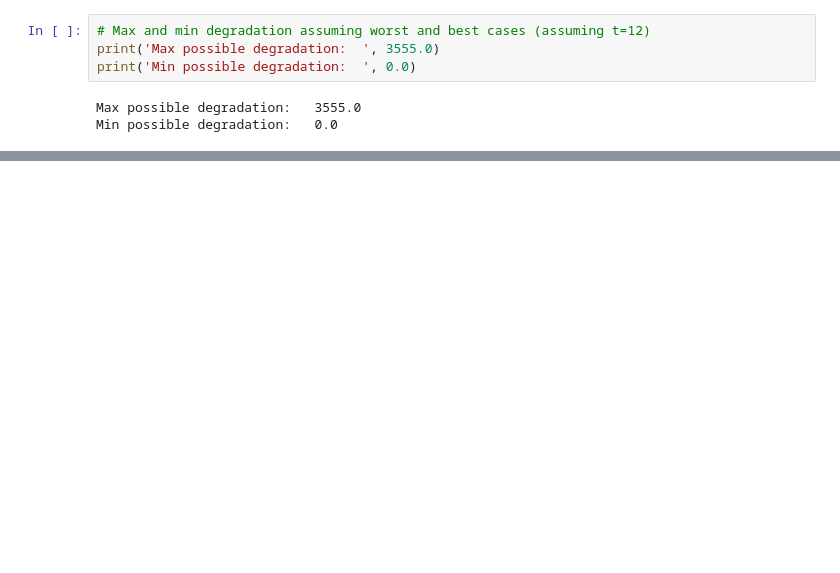
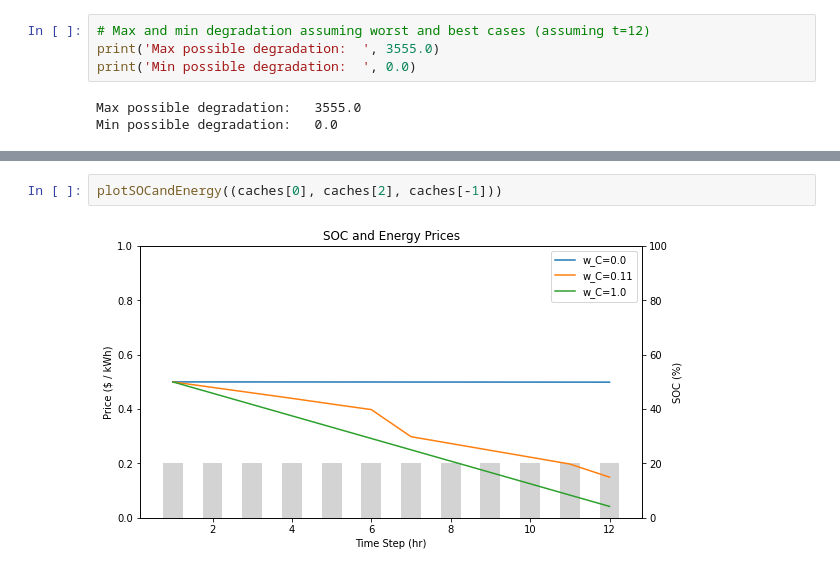
Before and after one commit to jacobazoulay/battery-optimization, a Jupyter notebook: notebooks/Model_Optimization.ipynb, the cells around one changed output, grey strips where cells are left out. Saved outputs shown, nothing was run; the diff lists cells and outputs as text; blank space fills up the shorter version.

```diff
--- a/notebooks/Model_Optimization.ipynb
+++ b/notebooks/Model_Optimization.ipynb
@@ -425,0 +509,4 @@ bat.plotPsi()
+# %%
+plotSOCandEnergy((caches[0], caches[2], caches[-1]))
+# %% [output]
+[figure, added]
```
Also changed, not shown: parts of 32 cells of this notebook, 10 other files.
